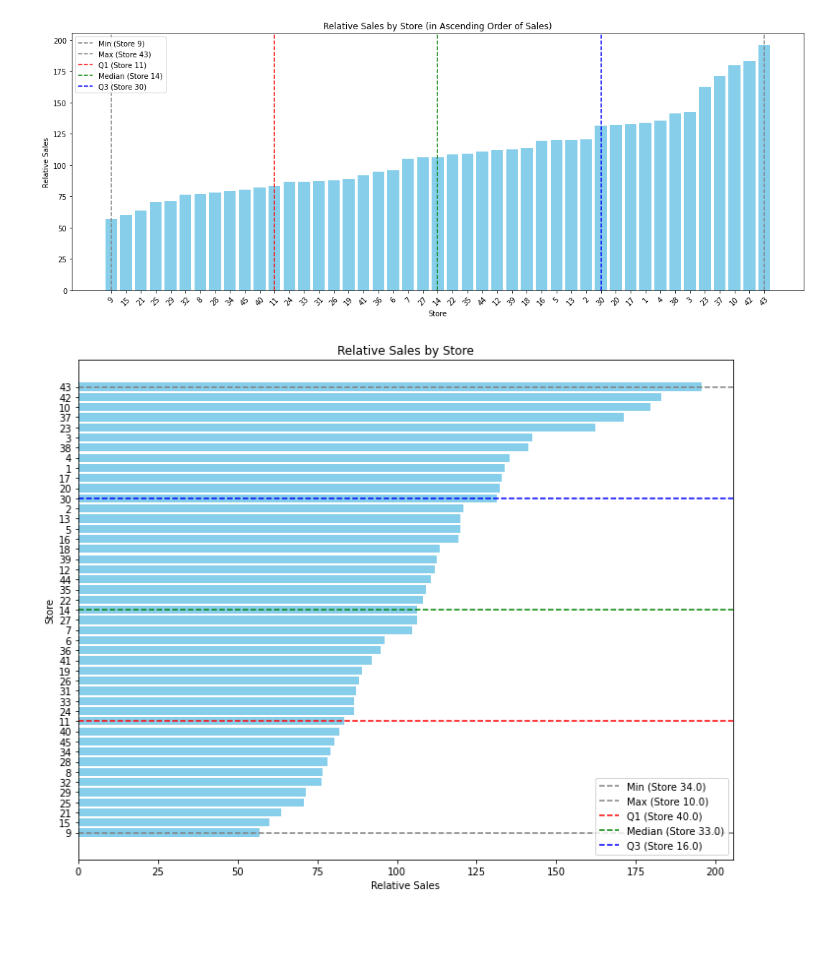
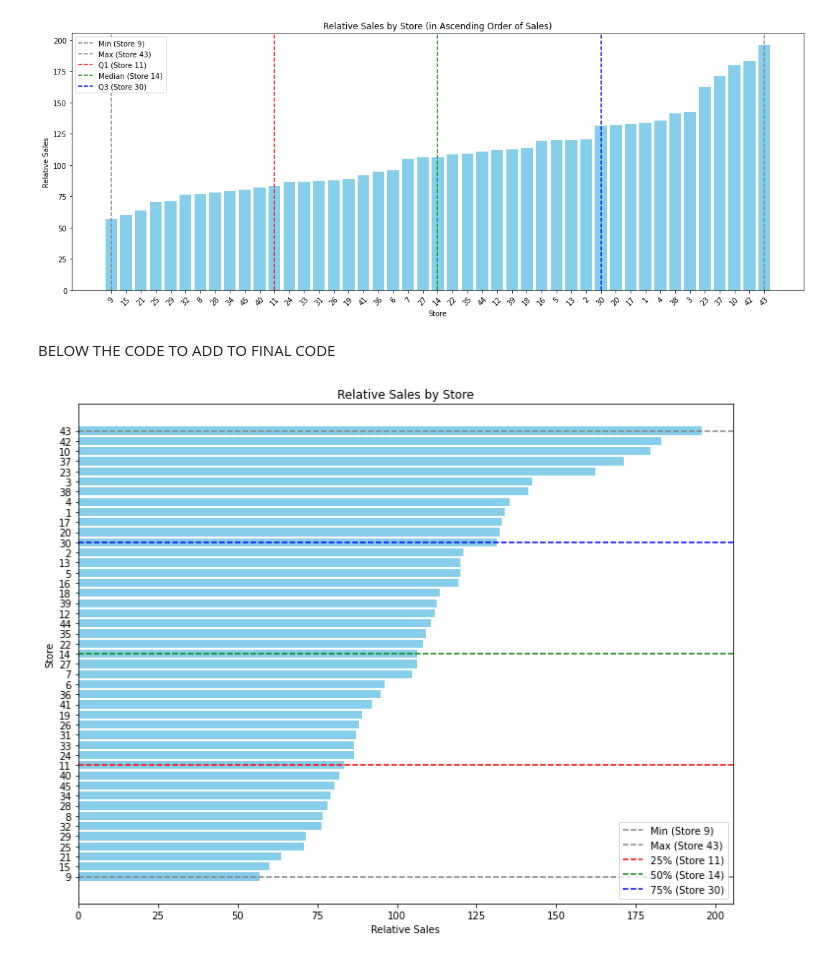
Before and after one commit to Johannes3001/AppliedML_Assign.01, a Jupyter notebook: Assignment2/Codes/Davide clustering.ipynb, the cells around one changed output. Drawn from its saved outputs; the diff is of its cells as text; code cells hidden in the pictures; blank space fills up the shorter version.

```diff
--- a/Assignment2/Codes/Davide clustering.ipynb
+++ b/Assignment2/Codes/Davide clustering.ipynb
@@ -317,6 +260,8 @@ plt.tight_layout()
 plt.show()
 # %% [output]
 [figure]
+# %% [markdown]
+BELOW THE CODE TO ADD TO FINAL CODE
 # %%
 # Sort the dataframe by 'Relative Sales' for the purpose of plotting
 sorted_df = store_sales_sum.sort_values(by="Relative Sales", ascending=True)
@@ -324,37 +269,44 @@ sorted_df = store_sales_sum.sort_values(by="Relative Sales", ascending=True)
 # Calculate statistics
 min_value = sorted_df['Relative Sales'].min()
 max_value = sorted_df['Relative Sales'].max()
 first_quartile = sorted_df['Relative Sales'].quantile(0.25)
 median_value = sorted_df['Relative Sales'].quantile(0.5)
 third_quartile = sorted_df['Relative Sales'].quantile(0.75)
 
 # Find the positions (indices) of the stores corresponding to these statistics
 min_store_position = sorted_df[sorted_df['Relative Sales'] == min_value].index[0]
 max_store_position = sorted_df[sorted_df['Relative Sales'] == max_value].index[0]
 first_quartile_store_position = sorted_df[sorted_df['Relative Sales'] == first_quartile].index[0]
 median_store_position = sorted_df[sorted_df['Relative Sales'] == median_value].index[0]
 third_quartile_store_position = sorted_df[sorted_df['Relative Sales'] == third_quartile].index[0]
 
+# Calculate positions of the statistics in the sorted dataframe
+min_store_position = sorted_df.index.get_loc(min_store_position)
+max_store_position = sorted_df.index.get_loc(max_store_position)
+first_quartile_store_position = sorted_df.index.get_loc(first_quartile_store_position)
+median_store_position = sorted_df.index.get_loc(median_store_position)
+third_quartile_store_position = sorted_df.index.get_loc(third_quartile_store_position)
+
 # Create horizontal bar chart
 plt.figure(figsize=(10, 8))
 bars = plt.barh(range(len(sorted_df)), sorted_df['Relative Sales'], color='skyblue')
 
 # Draw horizontal lines for the quartiles, min, and max
-plt.axhline(y=0, color='grey', linestyle='--', label=f'Min (Store {sorted_df.iloc[min_store_position]["Store"]})')
-plt.axhline(y=44, color='grey', linestyle='--', label=f'Max (Store {sorted_df.iloc[max_store_position]["Store"]})')
-plt.axhline(y=11, color='r', linestyle='--', label=f'Q1 (Store {sorted_df.iloc[first_quartile_store_position]["Store"]})')
-plt.axhline(y=22, color='g', linestyle='--', label=f'Median (Store {sorted_df.iloc[median_store_position]["Store"]})')
-plt.axhline(y=33, color='b', linestyle='--', label=f'Q3 (Store {sorted_df.iloc[third_quartile_store_position]["Store"]})')
+plt.axhline(y=min_store_position, color='grey', linestyle='--', label=f'Min (Store {int(sorted_df.iloc[min_store_position]["Store"])})')
+plt.axhline(y=max_store_position, color='grey', linestyle='--', label=f'Max (Store {int(sorted_df.iloc[max_store_position]["Store"])})')
+plt.axhline(y=first_quartile_store_position, color='r', linestyle='--', label=f'25% (Store {int(sorted_df.iloc[first_quartile_store_position]["Store"])})')
+plt.axhline(y=median_store_position, color='g', linestyle='--', label=f'50% (Store {int(sorted_df.iloc[median_store_position]["Store"])})')
+plt.axhline(y=third_quartile_store_position, color='b', linestyle='--', label=f'75% (Store {int(sorted_df.iloc[third_quartile_store_position]["Store"])})')
 
 # Adding labels and title
 plt.xlabel('Relative Sales')
 plt.ylabel('Store')
 plt.title('Relative Sales by Store')
-plt.yticks(range(len(sorted_df)), sorted_df['Store'].astype(str))  # Set store numbers as y-tick labels
+plt.yticks(range(len(sorted_df)), [int(x) for x in sorted_df['Store']])  # Set store numbers as y-tick labels, converted to integers
 plt.legend()
 plt.tight_layout()
 
 # Show plot
 plt.show()
 # %% [output]
-[figure, old version]
+[figure, new version]
```
Also changed, not shown: parts of 41 cells of this notebook.
